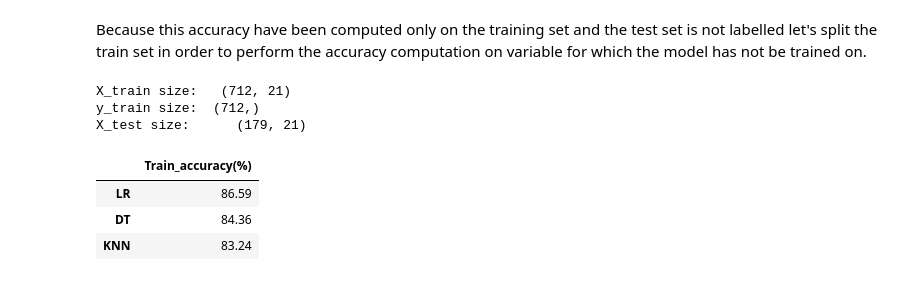
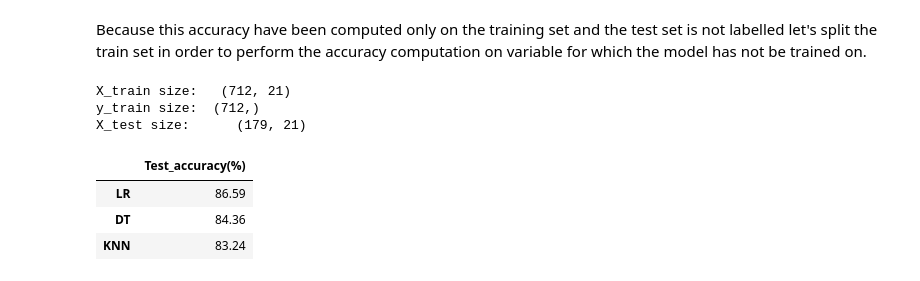
Before and after one commit to francescogiordano94/Coursera_Capstone, a Jupyter notebook: Titanic/Titanic, survival prediction.ipynb, the cells around one changed output. Cells and saved outputs as stored; diff of their text form; code cells hidden in the pictures.

```diff
--- a/Titanic/Titanic, survival prediction.ipynb
+++ b/Titanic/Titanic, survival prediction.ipynb
@@ -444,21 +443,21 @@ X_train size:   (712, 21)
 y_train size:  (712,)
 X_test size:      (179, 21)
 # %%
-def train_accuracy(model):
+def test_accuracy(model):
     model.fit(X_train, y_train)
     train_accuracy = model.score(X_test, y_test)
     train_accuracy = np.round(train_accuracy*100, 2)
     return train_accuracy
 
 # making the summary table of train accuracy.
-train_accuracy = pd.DataFrame({'Train_accuracy(%)':[train_accuracy(lr), train_accuracy(knn), train_accuracy(dt)]})
-train_accuracy.index = ['LR', 'KNN','DT']
-sorted_train_accuracy = train_accuracy.sort_values(by = 'Train_accuracy(%)', ascending = False)
+test_accuracy = pd.DataFrame({'Test_accuracy(%)':[test_accuracy(lr), test_accuracy(knn), test_accuracy(dt)]})
+test_accuracy.index = ['LR', 'KNN','DT']
+sorted_test_accuracy = test_accuracy.sort_values(by = 'Test_accuracy(%)', ascending = False)
 
 #Training Accuracy of the Classifiers
-sorted_train_accuracy
+sorted_test_accuracy
 # %% [output]
-|  | Train_accuracy(%) |
+|  | Test_accuracy(%) |
 | LR | 86.59 |
 | DT | 84.36 |
 | KNN | 83.24 |
```
Also changed, not shown: parts of 3 cells of this notebook, 4 other files.
